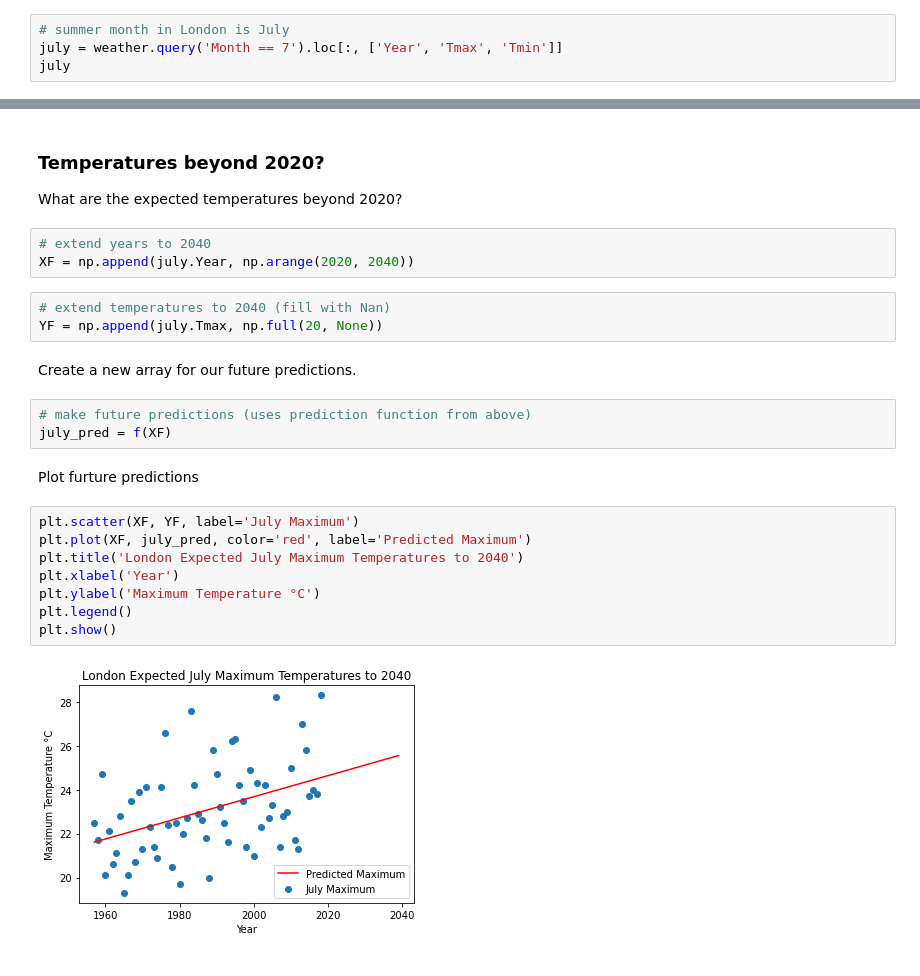
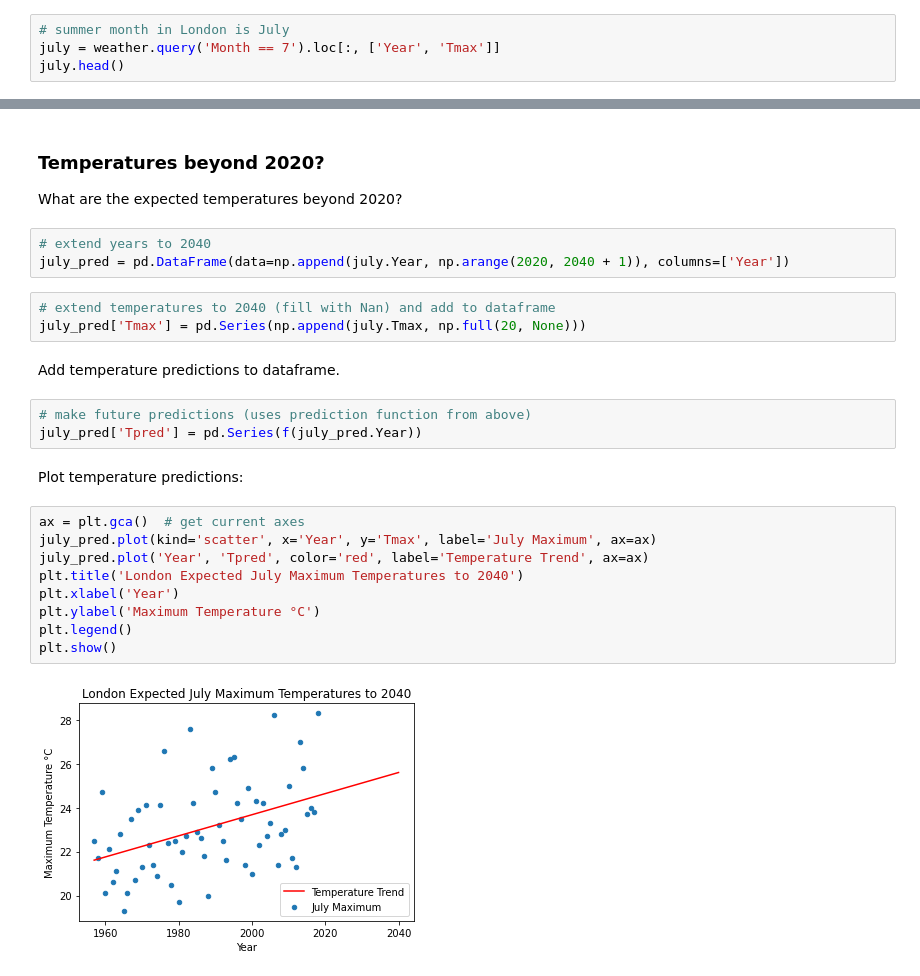
Before and after one commit to frankhjung/jupyter-examples, a Jupyter notebook: linear_regression_numpy.ipynb, the cells around one changed output, grey strips where cells are left out. Cells and saved outputs as stored; diff of their text form.

Commit message:
use dataframe for plots

```diff
--- a/linear_regression_numpy.ipynb
+++ b/linear_regression_numpy.ipynb
@@ -43,5 +36,5 @@ Get a subset of the data, namely just the month of July:
 # %%
 # summer month in London is July
-july = weather.query('Month == 7').loc[:, ['Year', 'Tmax', 'Tmin']]
-july
+july = weather.query('Month == 7').loc[:, ['Year', 'Tmax']]
+july.head()
 # %% [output]
@@ -153,24 +120,25 @@ From this graph it is easy to see the steady July maximum temperature increase f
 What are the expected temperatures beyond 2020?
 # %%
 # extend years to 2040
-XF = np.append(july.Year, np.arange(2020, 2040))
+july_pred = pd.DataFrame(data=np.append(july.Year, np.arange(2020, 2040 + 1)), columns=['Year'])
 # %%
-# extend temperatures to 2040 (fill with Nan)
-YF = np.append(july.Tmax, np.full(20, None))
+# extend temperatures to 2040 (fill with Nan) and add to dataframe
+july_pred['Tmax'] = pd.Series(np.append(july.Tmax, np.full(20, None)))
-# %% [markdown]
-Create a new array for our future predictions.
+# %% [markdown]
+Add temperature predictions to dataframe.
 # %%
 # make future predictions (uses prediction function from above)
-july_pred = f(XF)
+july_pred['Tpred'] = pd.Series(f(july_pred.Year))
 # %% [markdown]
-Plot furture predictions
+Plot temperature predictions:
 # %%
-plt.scatter(XF, YF, label='July Maximum')
-plt.plot(XF, july_pred, color='red', label='Predicted Maximum')
+ax = plt.gca()  # get current axes
+july_pred.plot(kind='scatter', x='Year', y='Tmax', label='July Maximum', ax=ax)
+july_pred.plot('Year', 'Tpred', color='red', label='Temperature Trend', ax=ax)
 plt.title('London Expected July Maximum Temperatures to 2040')
 plt.xlabel('Year')
 plt.ylabel('Maximum Temperature °C')
 plt.legend()
 plt.show()
 # %% [output]
-[figure, old version]
+[figure, new version]
```
Also changed, not shown: parts of 10 cells of this notebook.
